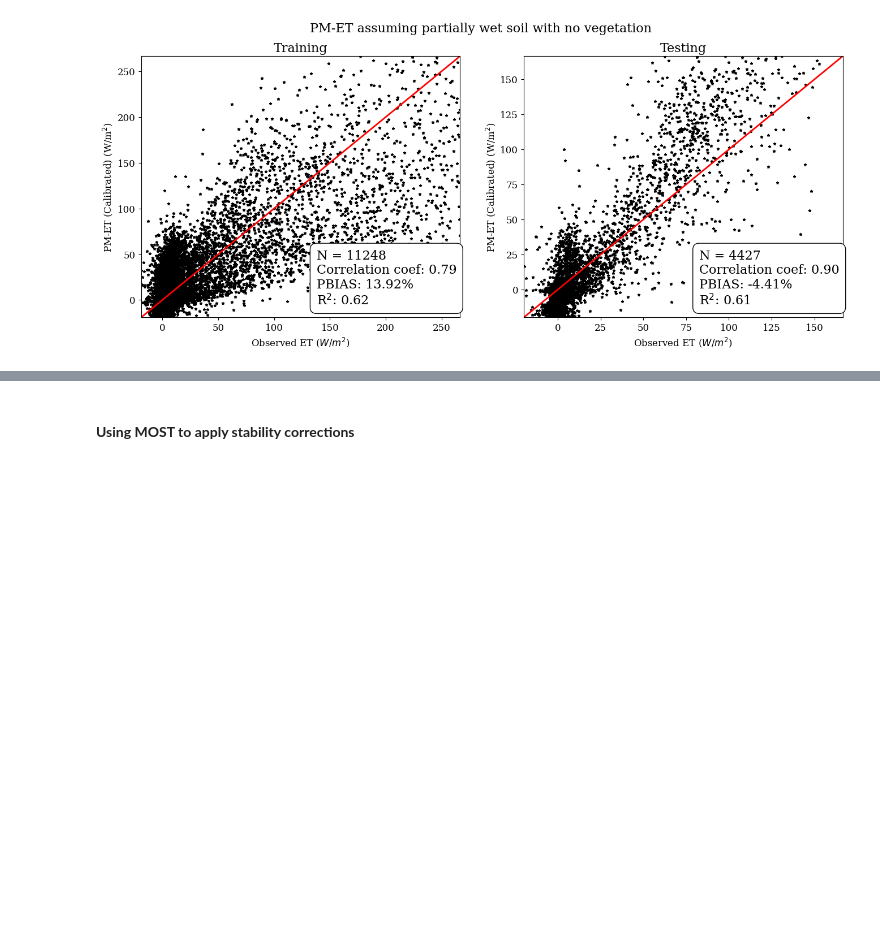
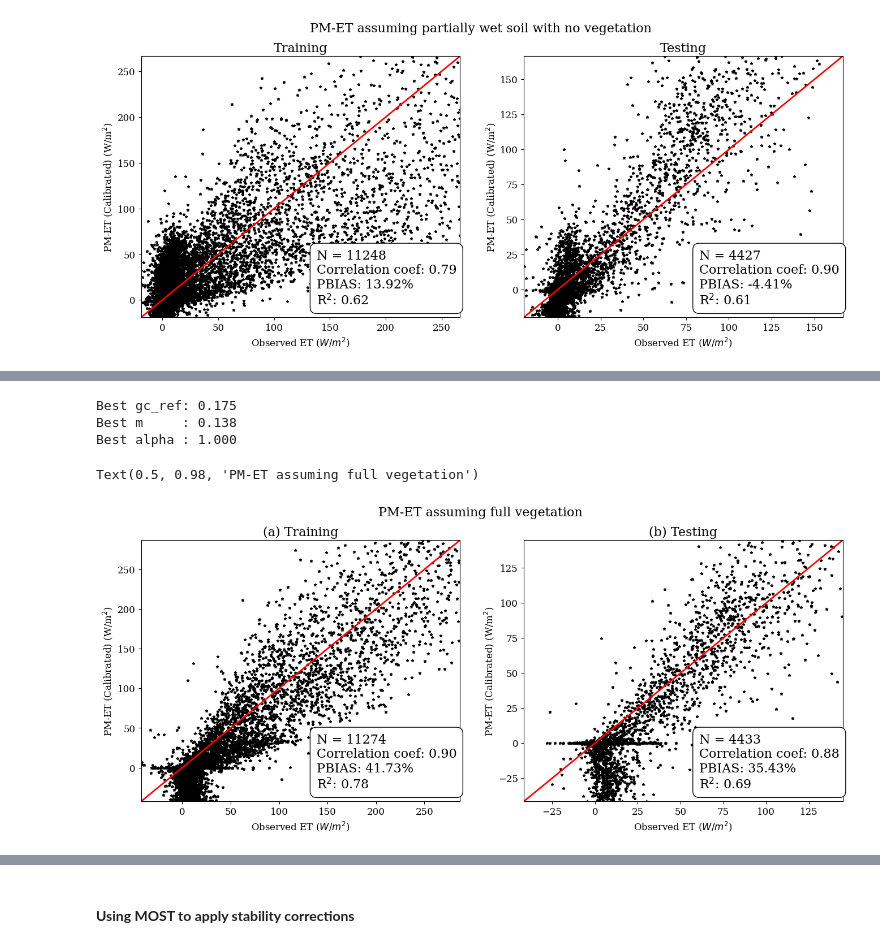
Before and after one commit to praghav444/CEE491-591-Process-Hydrology-Tutorials, a Jupyter notebook: Penman-Monteith-based-ET-Modeling-Tutorial.ipynb, the cells around one changed output, grey strips where cells are left out. Cells and saved outputs as stored; diff of their text form; code cells hidden in the pictures; blank space fills up the shorter version.

```diff
--- a/Penman-Monteith-based-ET-Modeling-Tutorial.ipynb
+++ b/Penman-Monteith-based-ET-Modeling-Tutorial.ipynb
@@ -570,0 +554,61 @@ plt.show()
+# %%
+# Let's calibrate parameters in stomatal conductance model
+
+theta = data['SM'].values / 100.0
+ET_obs = data['LE'].values
+
+# Train-test split (70%  for training and 30% for testing)
+n = len(theta)
+split = int(0.7 * n)
+train_idx = np.arange(split)
+test_idx  = np.arange(split, n)
+
+def compute_ET(gc_ref_param, m_param, alpha_param):
+    gh = 0.41**2 * U * (np.log((Z_m-d0)/Z0m))**(-1) * (np.log((Z_m-d0)/Z0h))**(-1)  # No stability corrections for now
+    gc_ref = gc_ref_param * 8.314 * (Ta + 273.15) / (Pa * 1e3)
+    F1 = 1 - np.exp(-alpha_param * SRad / 100)
+    F2 = 1 - 0.00016 * (25 - Ta) ** 2
+    gc_star = gc_ref * (theta - theta_w) / (theta_s - theta_w) * LAI
+    gveg = gc_star * (1 - m_param * np.log(VPD)) * F1 * F2
+    ET_pred = (delta * (Rn - G) + rho_air * Cp * (es - ea) * gh) / (delta + psyc_const * (1 + gh / gveg))
+    return ET_pred
+
+# ---------------------------------------------------
+# Grid Search Calibration (Training only)
+# ---------------------------------------------------
+gc_range    = np.linspace(0.1, 1, 25)   # Parameter gc_ref
+m_range     = np.linspace(0.1, 1, 25)   # Parameter m
+alpha_range = np.linspace(0.1, 1, 25)   # Parameter alpha_rad
+
+best_loss = np.inf
+best_params = None
+
+for gc_val in gc_range:
+    for m_val in m_range:
+        for a_val in alpha_range:
+            ET_pred = compute_ET(gc_val, m_val, a_val)[train_idx]
+            obs_f, pred_f, _, _ = remove_outliers(ET_obs[train_idx], ET_pred)
+            loss = np.mean((obs_f - pred_f)**2)
+            if loss < best_loss:
+                best_loss = loss
+                best_params = (gc_val, m_val, a_val)
+
+best_gc, best_m, best_alpha = best_params
+
+print(f"Best gc_ref: {best_gc:.3f}")
+print(f"Best m     : {best_m:.3f}")
+print(f"Best alpha : {best_alpha:.3f}")
+
+# Predictions using calibrated parameters
+ET_best = compute_ET(best_gc, best_m, best_alpha)
+
+fig, axes = plt.subplots(1, 2, figsize=(16,6))
+make_plot(ET_obs[train_idx],ET_best[train_idx],case_lable=r"PM-ET (Calibrated)",period_label="(a) Training",ax=axes[0])
+make_plot(ET_obs[test_idx],ET_best[test_idx],case_lable=r"PM-ET (Calibrated)",period_label="(b) Testing",ax=axes[1])
+fig.suptitle(r"PM-ET assuming full vegetation", fontsize=16)
+# %% [output]
+Best gc_ref: 0.175
+Best m     : 0.138
+Best alpha : 1.000
+Text(0.5, 0.98, 'PM-ET assuming full vegetation')
+[figure, added]
```
Also changed, not shown: parts of 6 cells of this notebook.
